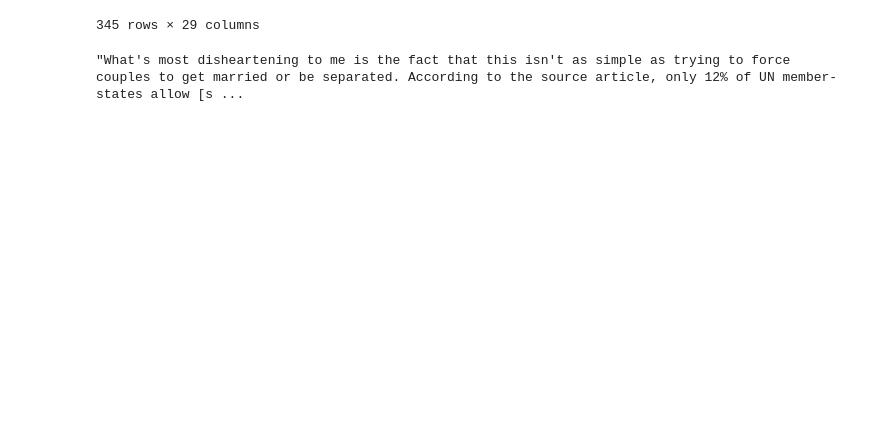
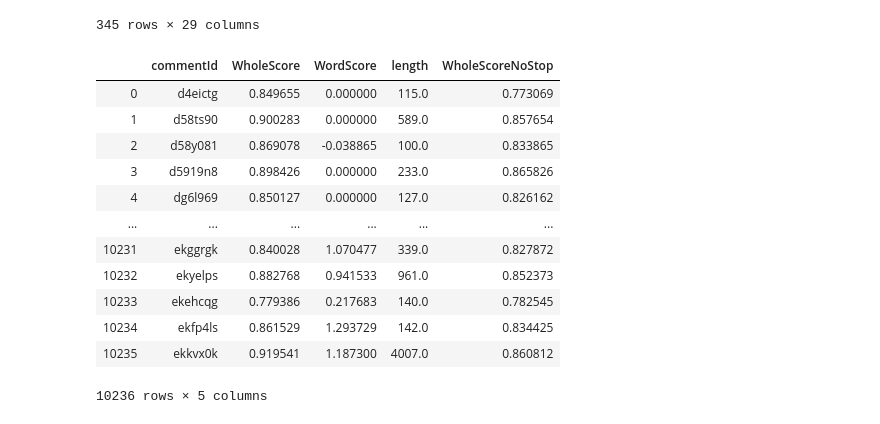
Before and after one commit to mcatalano26/cmps-cap, a Jupyter notebook: test.ipynb, the cells around one changed output. Drawn from its saved outputs; the diff is of its cells as text; code cells hidden in the pictures; blank space fills up the shorter version.

```diff
--- a/test.ipynb
+++ b/test.ipynb
@@ -36,7 +36,20 @@ profane_comments_df
 | 10070 | True | Con. I’ve already paid my loans o... | mr-burnz | NaN | bg9nsw | eljjoup | 0.000000 | 0.779054 | 0.000000 | ... |
 | 10233 | True | [Yes.](https://en.m.wikipedia.org... | Silent_As_The_Grave_ | NaN | bav0rl | ekehcqg | 0.217683 | 0.779386 | 0.000000 | ... |
 345 rows × 29 columns
-# %%
-n
-# %% [output]
-"What's most disheartening to me is the fact that this isn't as simple as trying to force couples to get married or be separated. According to the source article, only 12% of UN member-states allow [s ...
+# %%
+new_comments_df = comments_df[['commentId', 'WholeScore', 'WordScore', 'length', 'WholeScoreNoStop']]
+new_comments_df
+# %% [output]
+|  | commentId | WholeScore | WordScore | length | WholeScoreNoStop |
+| 0 | d4eictg | 0.849655 | 0.000000 | 115.0 | 0.773069 |
+| 1 | d58ts90 | 0.900283 | 0.000000 | 589.0 | 0.857654 |
+| 2 | d58y081 | 0.869078 | -0.038865 | 100.0 | 0.833865 |
+| 3 | d5919n8 | 0.898426 | 0.000000 | 233.0 | 0.865826 |
+| 4 | dg6l969 | 0.850127 | 0.000000 | 127.0 | 0.826162 |
+| ... | ... | ... | ... | ... | ... |
+| 10231 | ekggrgk | 0.840028 | 1.070477 | 339.0 | 0.827872 |
+| 10232 | ekyelps | 0.882768 | 0.941533 | 961.0 | 0.852373 |
+| 10233 | ekehcqg | 0.779386 | 0.217683 | 140.0 | 0.782545 |
+| 10234 | ekfp4ls | 0.861529 | 1.293729 | 142.0 | 0.834425 |
+| 10235 | ekkvx0k | 0.919541 | 1.187300 | 4007.0 | 0.860812 |
+10236 rows × 5 columns
```
Also changed, not shown: 1 other file.
